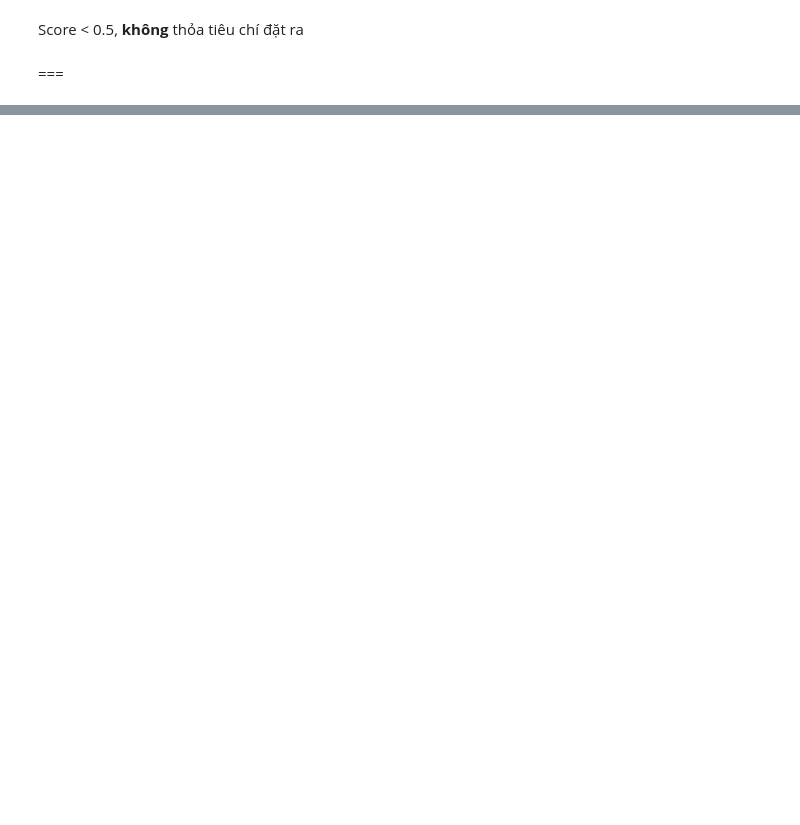
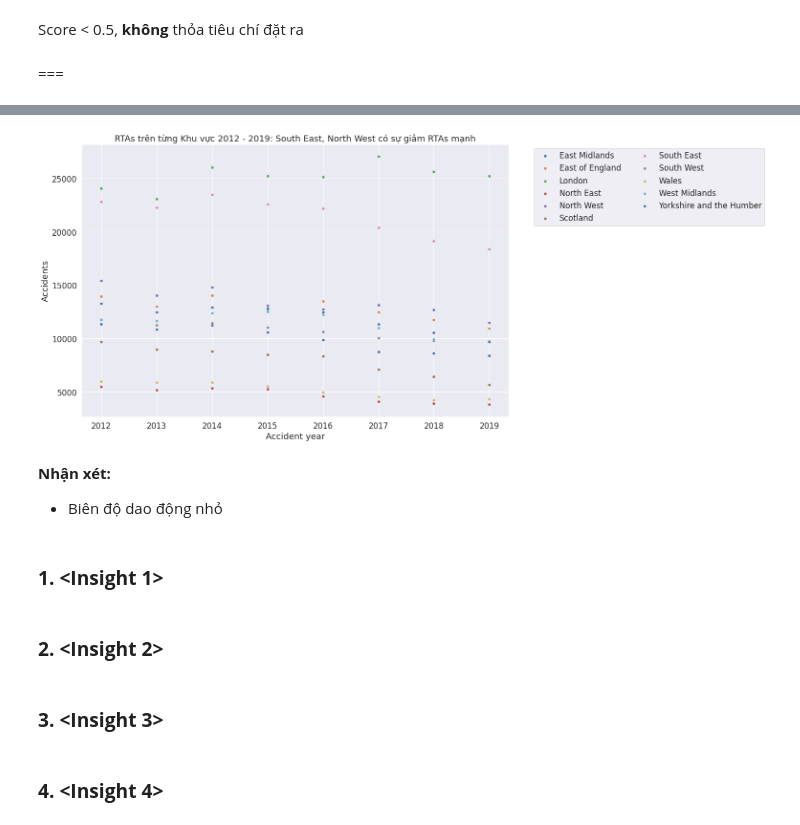
Before and after one commit to nguyenkhangme/Road-Traffic-Statistics-UK-Data-Analytics-Project, a Jupyter notebook: Main.ipynb, the cells around one changed output, grey strips where cells are left out. Cells and saved outputs as stored; diff of their text form; code cells hidden in the pictures; blank space fills up the shorter version.

```diff
--- a/Main.ipynb
+++ b/Main.ipynb
@@ -552,0 +762,4 @@ items_df_preprocessed
+# %%
+RTAs_region_year_df = items_df_preprocessed.groupby(['Region','Accident year'])['Accidents'].agg(sum)
+RTAs_region_year_df = RTAs_region_year_df.rename_axis(['Region', 'Accident year']).reset_index(name='Accidents')
+RTAs_region_year_df[RTAs_region_year_df['Region'] == f'North West']
@@ -552,0 +776,27 @@ items_df_preprocessed
+# %%
+
+# sns.catplot(data = RTAs_region_year_df, x = 'Accident year', y = 'Accidents', col = 'Region',col_wrap=4)
+
+fig, axs = plt.subplots(nrows=1)
+fig.set_size_inches(16, 10.5)
+for region in RTAs_region_year_df['Region'].unique():
+  sns.scatterplot(data = RTAs_region_year_df[RTAs_region_year_df['Region'] == f'{region}'], x = 'Accident year', y = 'Accidents', label = f'{region}', ax = axs)
+
+axs.set_title("RTAs trên từng Khu vực 2012 - 2019: South East, North West có sự giảm RTAs mạnh")
+
+plt.legend(bbox_to_anchor=(1.05, 1), loc='upper left', ncol=2)
+plt.show()
+# %% [output]
+[figure, added]
+# %% [markdown]
+**Nhận xét:**
+
+- Biên độ dao động nhỏ
+# %% [markdown]
+### **1. <Insight 1>**
+# %% [markdown]
+### **2. <Insight 2>**
+# %% [markdown]
+### **3. <Insight 3>**
+# %% [markdown]
+### **4. <Insight 4>**
```
Also changed, not shown: parts of 77 cells of this notebook.
